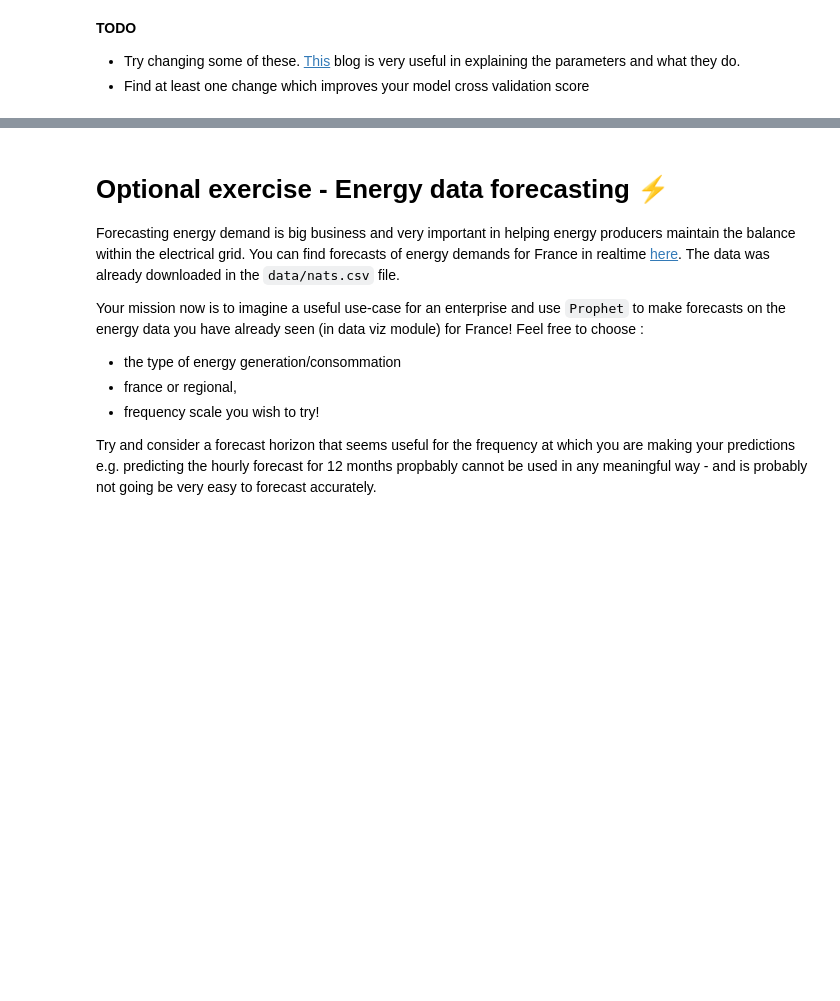
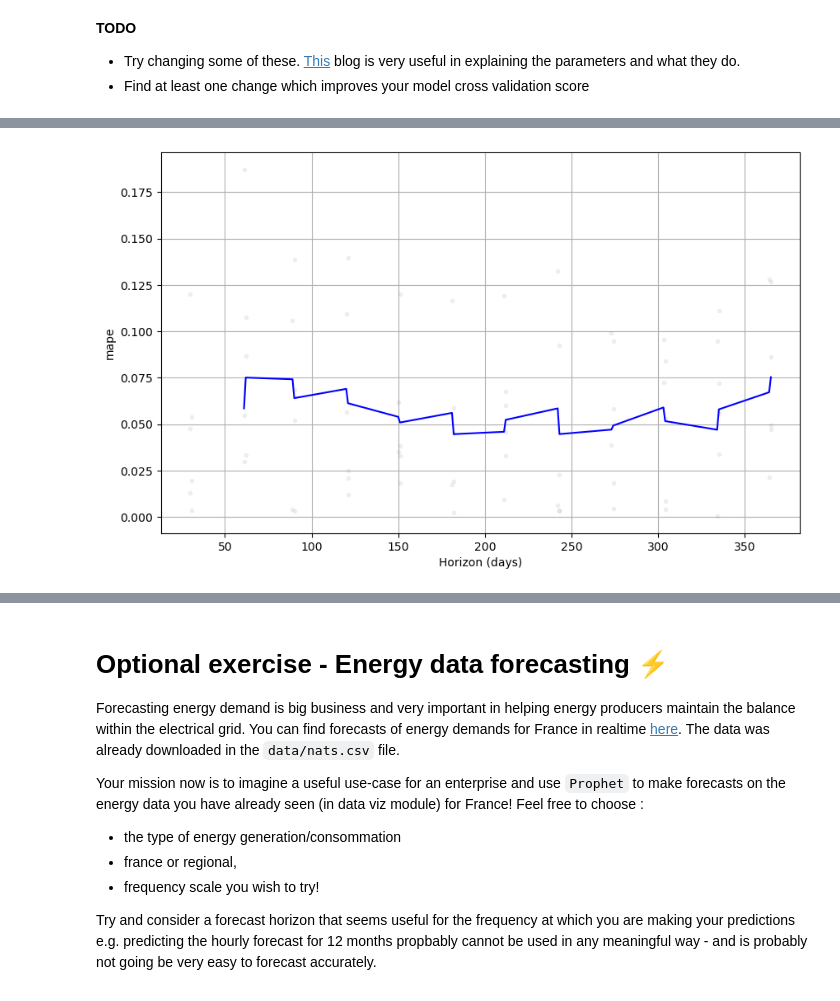
Before and after one commit to EstellePleinet/ML6, a Jupyter notebook: NB3_Time_Series_Forecasts (1).ipynb, the cells around one changed output, grey strips where cells are left out. Cells and saved outputs as stored; diff of their text form; code cells hidden in the pictures; blank space fills up the shorter version.

```diff
--- a/NB3_Time_Series_Forecasts (1).ipynb
+++ b/NB3_Time_Series_Forecasts (1).ipynb
@@ -201,0 +317,9 @@ The model plot we saw earlier did not fit very well to the train data. We can ch
+# %%
+df_cv = cross_validation(prophet,
+                         initial='1461 days',
+                         period='365 days',
+                         horizon = '365 days')
+df_p = performance_metrics(df_cv)
+fig = plot_cross_validation_metric(df_cv, metric='mape')
+plt.show()
+# %% [output]
@@ -201,0 +338 @@ The model plot we saw earlier did not fit very well to the train data. We can ch
+[figure, added]
```
Also changed, not shown: parts of 17 cells of this notebook.
